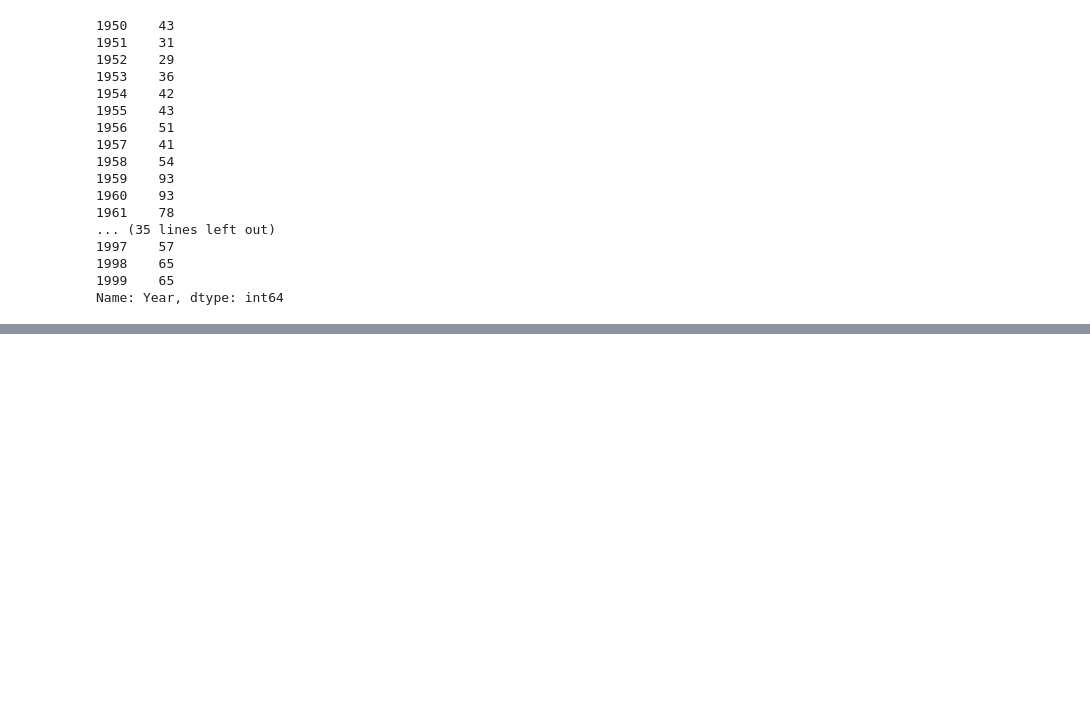
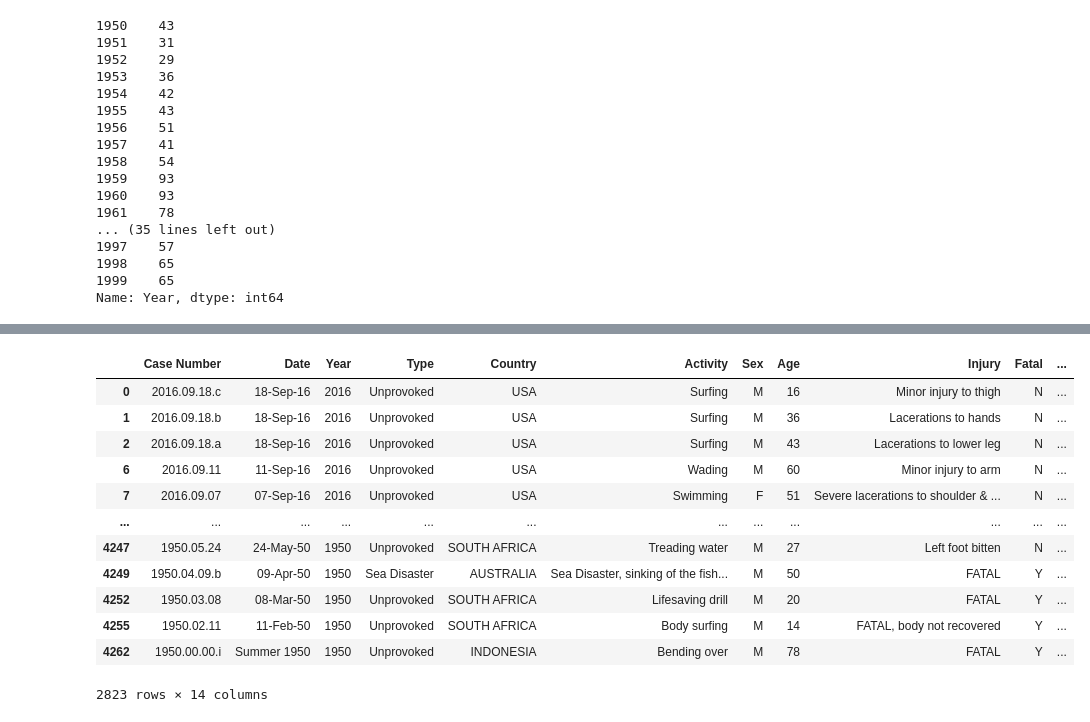
Before and after one commit to jm-cruz-d/Shark-project, a Jupyter notebook: data-wrangling.ipynb, the cells around one changed output, grey strips where cells are left out. Cells and saved outputs as stored; diff of their text form; code cells hidden in the pictures; blank space fills up the shorter version.

```diff
--- a/data-wrangling.ipynb
+++ b/data-wrangling.ipynb
@@ -243,0 +278,17 @@ Name: Sex, dtype: int64
+# %%
+#Limpio la columna edad y lo paso a enteros
+df['Age'] = df['Age'].str.replace('[a-z]', ' ')
+df['Age'] = df['Age'].str.replace('[A-Z]', ' ')
+df['Age'] = df['Age'].str.replace('\?', '')
+df['Age'] = df['Age'].str.replace('.', ' ')
+df['Age'] = df['Age'].str.replace('&', ' ')
+df['Age'] = df['Age'].str.replace('-', ' ')
+df['Age'] = df['Age'].str.replace('>', ' ')
+df['Age'] = df['Age'].str.replace('\(', '')
+df['Age'] = df['Age'].str.replace('\)', '')
+df['Age'] = df['Age'].str.replace('½', '')
+df['Age'] = df['Age'].str.replace('\xa0 ', '')
+df['Age'] = df['Age'].str.replace('\s+', '')
+df['Age'] = df['Age'].str.replace('""', '')
+df = df.drop(df[(df['Age']=="")].index)
+df.shape
@@ -243,0 +297,6 @@ Name: Sex, dtype: int64
+# %%
+df = df[df['Age'].str.len().lt(3)]
+print(set(df['Age']))
+df['Age'].value_counts()
+df.dtypes
+df.shape
@@ -243,0 +306,3 @@ Name: Sex, dtype: int64
+# %%
+df["Age"] = df["Age"].astype(int)
+df.shape
@@ -243,0 +328,19 @@ Name: Sex, dtype: int64
+# %%
+df['count'] = df.groupby('Country')['Country'].transform('count')
+df = df.rename(columns={'count':'Attacks'})
+# %%
+df
+# %% [output]
+|  | Case Number | Date | Year | Type | Country | Activity | Sex | Age | Injury | Fatal | ... |
+| 0 | 2016.09.18.c | 18-Sep-16 | 2016 | Unprovoked | USA | Surfing | M | 16 | Minor injury to thigh | N | ... |
+| 1 | 2016.09.18.b | 18-Sep-16 | 2016 | Unprovoked | USA | Surfing | M | 36 | Lacerations to hands | N | ... |
+| 2 | 2016.09.18.a | 18-Sep-16 | 2016 | Unprovoked | USA | Surfing | M | 43 | Lacerations to lower leg | N | ... |
+| 6 | 2016.09.11 | 11-Sep-16 | 2016 | Unprovoked | USA | Wading | M | 60 | Minor injury to arm | N | ... |
+| 7 | 2016.09.07 | 07-Sep-16 | 2016 | Unprovoked | USA | Swimming | F | 51 | Severe lacerations to shoulder & ... | N | ... |
+| ... | ... | ... | ... | ... | ... | ... | ... | ... | ... | ... | ... |
+| 4247 | 1950.05.24 | 24-May-50 | 1950 | Unprovoked | SOUTH AFRICA | Treading water | M | 27 | Left foot bitten | N | ... |
+| 4249 | 1950.04.09.b | 09-Apr-50 | 1950 | Sea Disaster | AUSTRALIA | Sea Disaster, sinking of the fish... | M | 50 | FATAL | Y | ... |
+| 4252 | 1950.03.08 | 08-Mar-50 | 1950 | Unprovoked | SOUTH AFRICA | Lifesaving drill | M | 20 | FATAL | Y | ... |
+| 4255 | 1950.02.11 | 11-Feb-50 | 1950 | Unprovoked | SOUTH AFRICA | Body surfing | M | 14 | FATAL, body not recovered | Y | ... |
+| 4262 | 1950.00.00.i | Summer 1950 | 1950 | Unprovoked | INDONESIA | Bending over | M | 78 | FATAL | Y | ... |
+2823 rows × 14 columns
```
Also changed, not shown: parts of 19 cells of this notebook, 1 other file.
